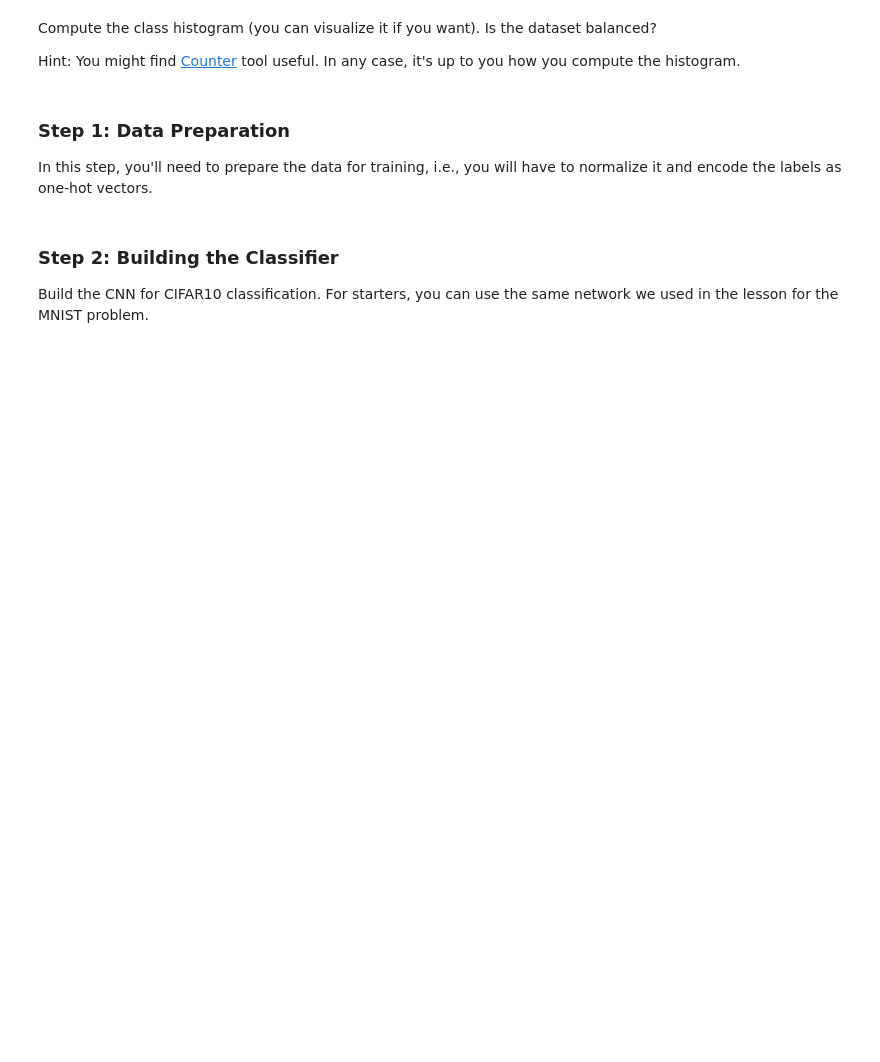
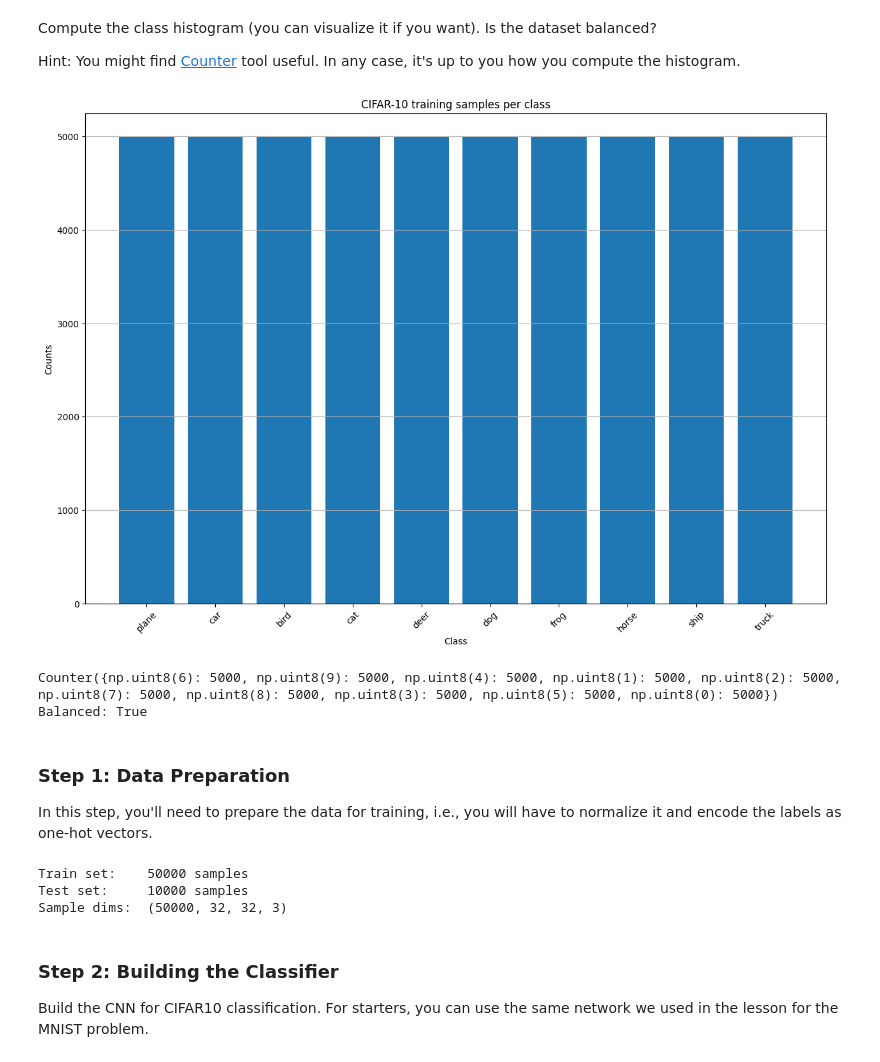
Before and after one commit to tatahonon/cvNotebooks, a Jupyter notebook: Homework81.ipynb, the cells around one changed output. Saved outputs shown, nothing was run; the diff lists cells and outputs as text; code cells hidden in the pictures; blank space fills up the shorter version.

```diff
--- a/Homework81.ipynb
+++ b/Homework81.ipynb
@@ -58,19 +58,45 @@ Hint: You might find [Counter](https://docs.python.org/3/library/collections.htm
+# %%
+# Compute the class histogram
+from collections import Counter
+ids = y_train.flatten()
+hist = Counter(ids)
+class_ids = sorted(hist.keys())
+counts = [hist[class_id] for class_id in class_ids]
+
+plt.bar(class_ids, counts)
+plt.xticks(class_ids, [classes[class_id] for class_id in class_ids], rotation=45)
+plt.grid(True, axis='y')
+plt.xlabel('Class')
+plt.ylabel('Counts')
+plt.title('CIFAR-10 training samples per class')
+plt.show()
+
+print(hist)
+print('Balanced:', len(set(counts)) == 1)
+# %% [output]
+[figure, added]
+Counter({np.uint8(6): 5000, np.uint8(9): 5000, np.uint8(4): 5000, np.uint8(1): 5000, np.uint8(2): 5000, np.uint8(7): 5000, np.uint8(8): 5000, np.uint8(3): 5000, np.uint8(5): 5000, np.uint8(0): 5000})
+Balanced: True
 # %% [markdown]
 ### Step 1: Data Preparation
 
 In this step, you'll need to prepare the data for training, i.e., you will have to normalize it and encode the labels as one-hot vectors.
 # %%
 # Normalization
-x_train =
-x_test =
+x_train = x_train.astype('float32') / 255.0
+x_test = x_test.astype('float32') / 255.0
 
 # One-hot encoding
-y_train =
-y_test =
+y_train = tf.keras.utils.to_categorical(y_train, num_classes)
+y_test = tf.keras.utils.to_categorical(y_test, num_classes)
 
 print('Train set:   ', len(y_train), 'samples')
 print('Test set:    ', len(y_test), 'samples')
 print('Sample dims: ', x_train.shape)
+# %% [output]
+Train set:    50000 samples
+Test set:     10000 samples
+Sample dims:  (50000, 32, 32, 3)
 # %% [markdown]
 ### Step 2: Building the Classifier
 
```
Also changed, not shown: parts of 11 cells of this notebook.
